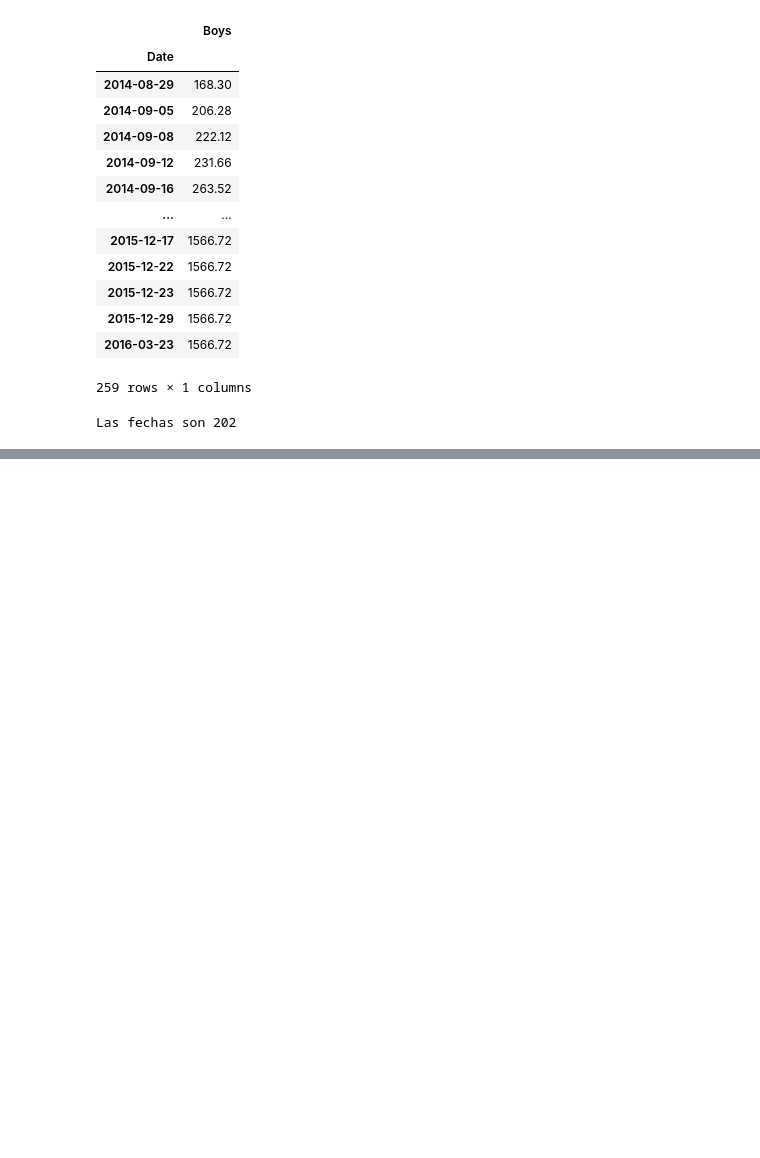
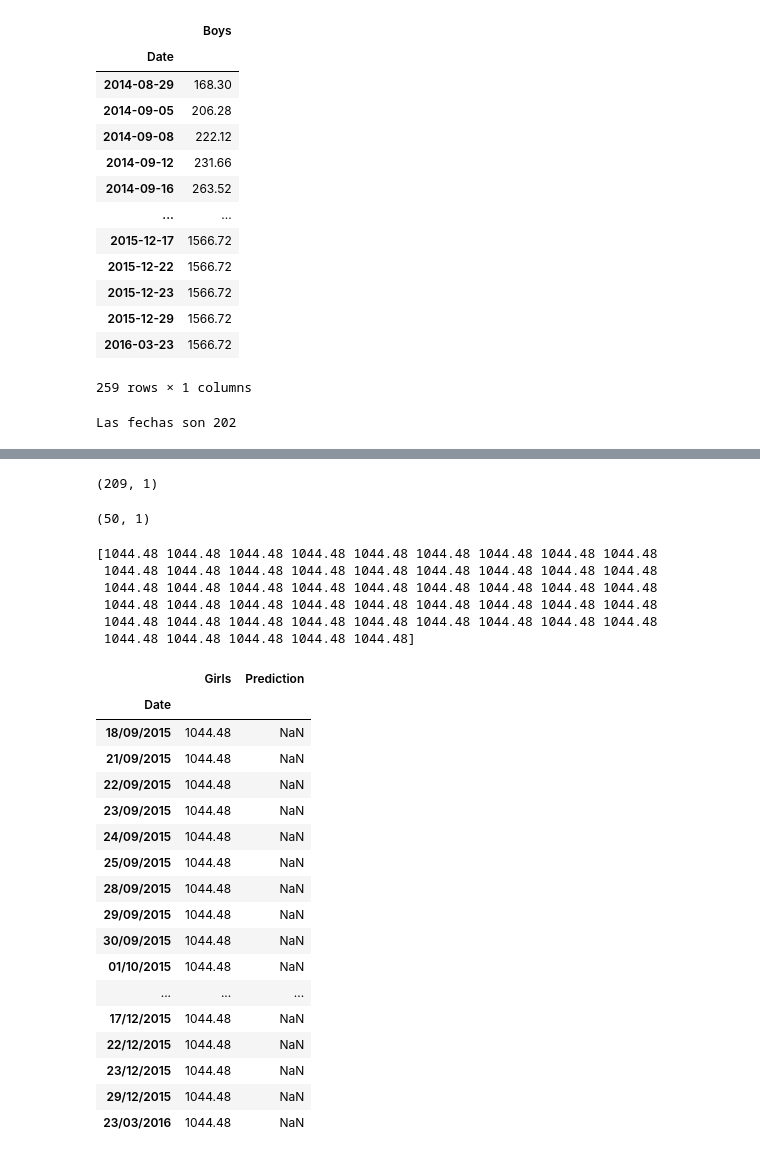
Before and after one commit to ReginaMoreno/TallerHC, a Jupyter notebook: Clase14Nov.ipynb, the cells around one changed output, grey strips where cells are left out. Saved outputs shown, nothing was run; the diff lists cells and outputs as text; code cells hidden in the pictures; blank space fills up the shorter version.

```diff
--- a/Clase14Nov.ipynb
+++ b/Clase14Nov.ipynb
@@ -488,0 +522,4 @@ plt.show()
+# %%
+X.shape #saber cuántos datos tengo
+# %% [output]
+(209, 1)
@@ -488,0 +533,2 @@ plt.show()
+# %%
+x_future = SL_girls.drop(["Prediction"],1)[:-future_days]
@@ -488,0 +537,38 @@ plt.show()
+# %%
+x_future = np.array(x_future)
+x_future.shape
+# %% [output]
+(50, 1)
+# %%
+tree_prediction = tree.predict(x_future)
+print(tree_prediction)
+# %% [output]
+[1044.48 1044.48 1044.48 1044.48 1044.48 1044.48 1044.48 1044.48 1044.48
+ 1044.48 1044.48 1044.48 1044.48 1044.48 1044.48 1044.48 1044.48 1044.48
+ 1044.48 1044.48 1044.48 1044.48 1044.48 1044.48 1044.48 1044.48 1044.48
+ 1044.48 1044.48 1044.48 1044.48 1044.48 1044.48 1044.48 1044.48 1044.48
+ 1044.48 1044.48 1044.48 1044.48 1044.48 1044.48 1044.48 1044.48 1044.48
+ 1044.48 1044.48 1044.48 1044.48 1044.48]
+# %%
+predictions = tree_prediction
+valid = SL_girls[X.shape[0]:]
+valid
+# %% [output]
+|  | Girls | Prediction |
+| Date |  |  |
+| 18/09/2015 | 1044.48 | NaN |
+| 21/09/2015 | 1044.48 | NaN |
+| 22/09/2015 | 1044.48 | NaN |
+| 23/09/2015 | 1044.48 | NaN |
+| 24/09/2015 | 1044.48 | NaN |
+| 25/09/2015 | 1044.48 | NaN |
+| 28/09/2015 | 1044.48 | NaN |
+| 29/09/2015 | 1044.48 | NaN |
+| 30/09/2015 | 1044.48 | NaN |
+| 01/10/2015 | 1044.48 | NaN |
+| ... | ... | ... |
+| 17/12/2015 | 1044.48 | NaN |
+| 22/12/2015 | 1044.48 | NaN |
+| 23/12/2015 | 1044.48 | NaN |
+| 29/12/2015 | 1044.48 | NaN |
+| 23/03/2016 | 1044.48 | NaN |
```
Also changed, not shown: parts of 21 cells of this notebook.
